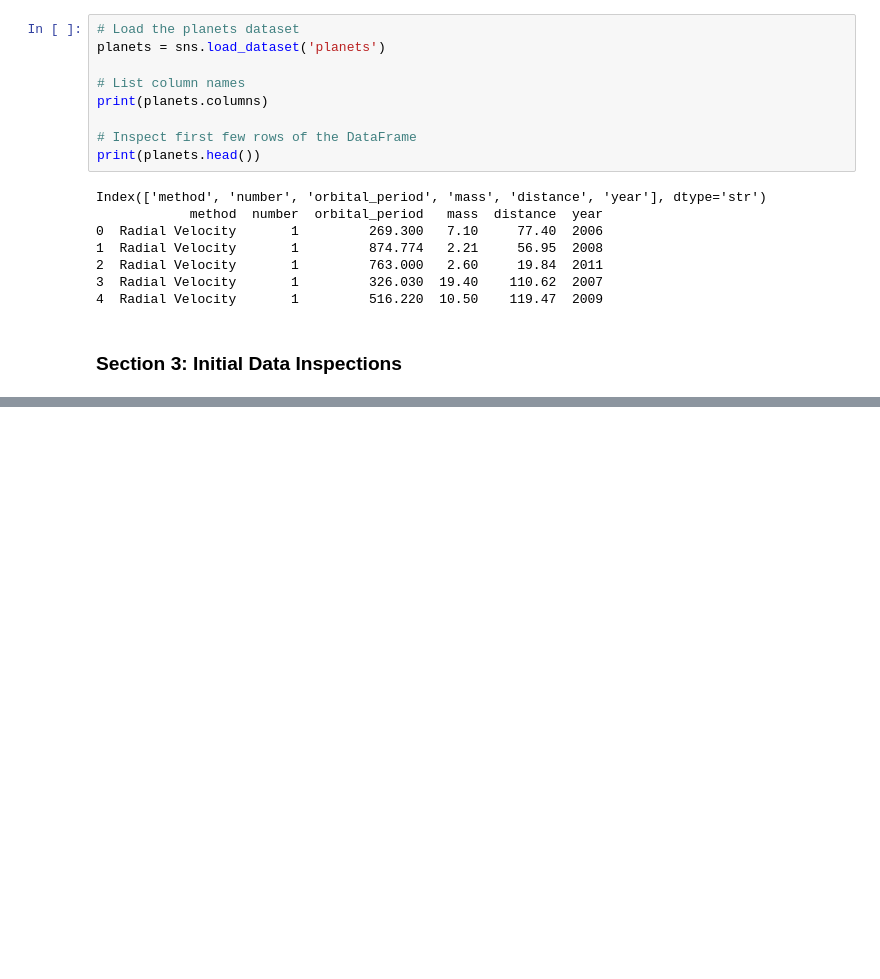
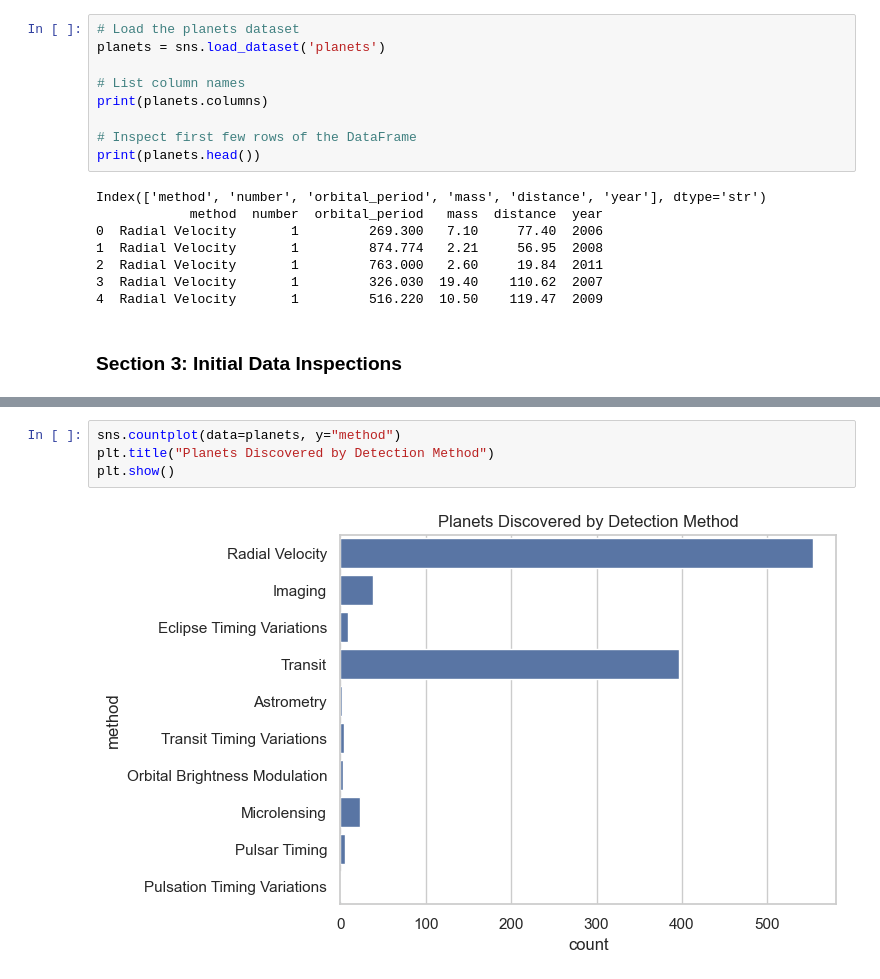
Before and after one commit to kander643/datafun-06-eda, a Jupyter notebook: kander643_eda.ipynb, the cells around one changed output, grey strips where cells are left out. Saved outputs shown, nothing was run; the diff lists cells and outputs as text; blank space fills up the shorter version.

```diff
--- a/kander643_eda.ipynb
+++ b/kander643_eda.ipynb
@@ -85,0 +129,6 @@ sns.histplot(data=planets, x="year", bins=20)
+# %%
+sns.countplot(data=planets, y="method")
+plt.title("Planets Discovered by Detection Method")
+plt.show()
+# %% [output]
+[figure, added]
```
Also changed, not shown: parts of 16 cells of this notebook.
